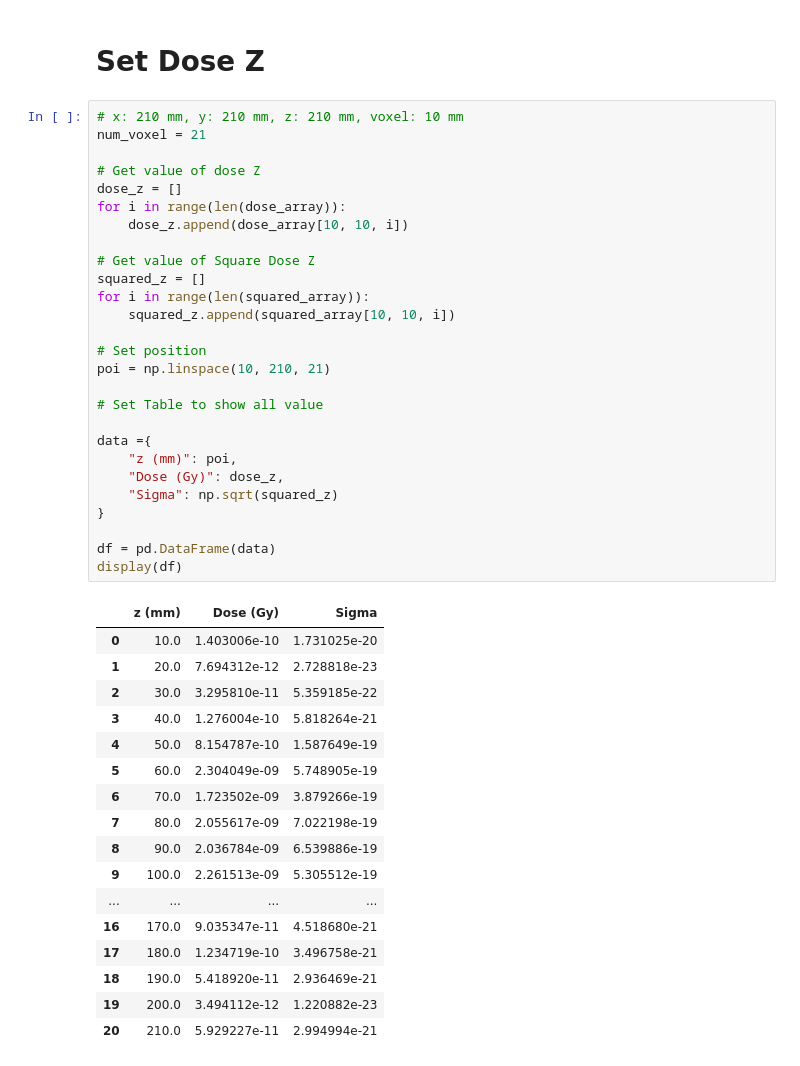
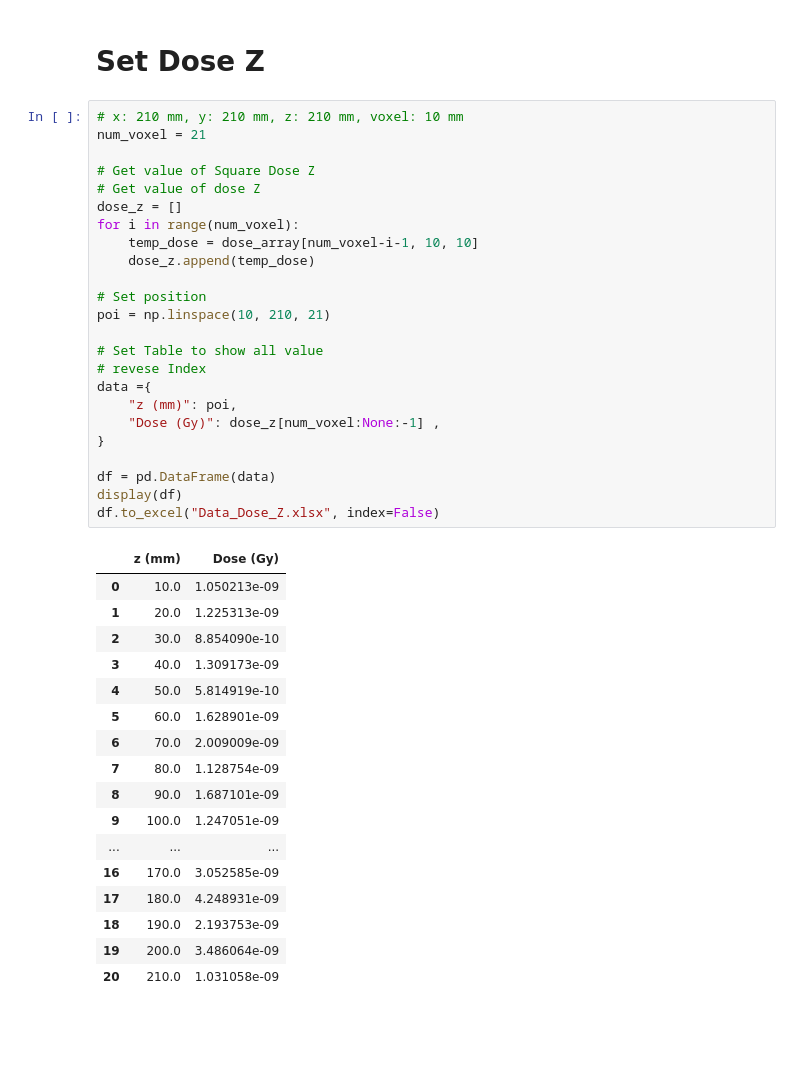
Before and after one commit to danganminh/UngDungTinHoc, a Jupyter notebook: linac_primus_15MV/analyse/DoseZ.ipynb, the cells around one changed output. Drawn from its saved outputs; the diff is of its cells as text; blank space fills up the shorter version.

```diff
--- a/linac_primus_15MV/analyse/DoseZ.ipynb
+++ b/linac_primus_15MV/analyse/DoseZ.ipynb
@@ -23,45 +23,42 @@ squared_array = sitk.GetArrayFromImage(sitk.ReadImage(squared_img))
 # %%
 # x: 210 mm, y: 210 mm, z: 210 mm, voxel: 10 mm
 num_voxel = 21
 
+# Get value of Square Dose Z
 # Get value of dose Z
 dose_z = []
-for i in range(len(dose_array)):
-    dose_z.append(dose_array[10, 10, i])
-
-# Get value of Square Dose Z
-squared_z = []
-for i in range(len(squared_array)):
-    squared_z.append(squared_array[10, 10, i])
+for i in range(num_voxel):
+    temp_dose = dose_array[num_voxel-i-1, 10, 10]
+    dose_z.append(temp_dose)
 
 # Set position
 poi = np.linspace(10, 210, 21)
 
 # Set Table to show all value
-
+# revese Index
 data ={
     "z (mm)": poi,
-    "Dose (Gy)": dose_z,
-    "Sigma": np.sqrt(squared_z)
+    "Dose (Gy)": dose_z[num_voxel:None:-1] ,
 }
 
 df = pd.DataFrame(data)
 display(df)
+df.to_excel("Data_Dose_Z.xlsx", index=False)
 # %% [output]
-|  | z (mm) | Dose (Gy) | Sigma |
-| 0 | 10.0 | 1.403006e-10 | 1.731025e-20 |
-| 1 | 20.0 | 7.694312e-12 | 2.728818e-23 |
-| 2 | 30.0 | 3.295810e-11 | 5.359185e-22 |
-| 3 | 40.0 | 1.276004e-10 | 5.818264e-21 |
-| 4 | 50.0 | 8.154787e-10 | 1.587649e-19 |
-| 5 | 60.0 | 2.304049e-09 | 5.748905e-19 |
-| 6 | 70.0 | 1.723502e-09 | 3.879266e-19 |
-| 7 | 80.0 | 2.055617e-09 | 7.022198e-19 |
-| 8 | 90.0 | 2.036784e-09 | 6.539886e-19 |
-| 9 | 100.0 | 2.261513e-09 | 5.305512e-19 |
-| ... | ... | ... | ... |
-| 16 | 170.0 | 9.035347e-11 | 4.518680e-21 |
-| 17 | 180.0 | 1.234719e-10 | 3.496758e-21 |
-| 18 | 190.0 | 5.418920e-11 | 2.936469e-21 |
-| 19 | 200.0 | 3.494112e-12 | 1.220882e-23 |
-| 20 | 210.0 | 5.929227e-11 | 2.994994e-21 |
+|  | z (mm) | Dose (Gy) |
+| 0 | 10.0 | 1.050213e-09 |
+| 1 | 20.0 | 1.225313e-09 |
+| 2 | 30.0 | 8.854090e-10 |
+| 3 | 40.0 | 1.309173e-09 |
+| 4 | 50.0 | 5.814919e-10 |
+| 5 | 60.0 | 1.628901e-09 |
+| 6 | 70.0 | 2.009009e-09 |
+| 7 | 80.0 | 1.128754e-09 |
+| 8 | 90.0 | 1.687101e-09 |
+| 9 | 100.0 | 1.247051e-09 |
+| ... | ... | ... |
+| 16 | 170.0 | 3.052585e-09 |
+| 17 | 180.0 | 4.248931e-09 |
+| 18 | 190.0 | 2.193753e-09 |
+| 19 | 200.0 | 3.486064e-09 |
+| 20 | 210.0 | 1.031058e-09 |
```
Also changed, not shown: parts of 4 cells of this notebook, 4 other files.
